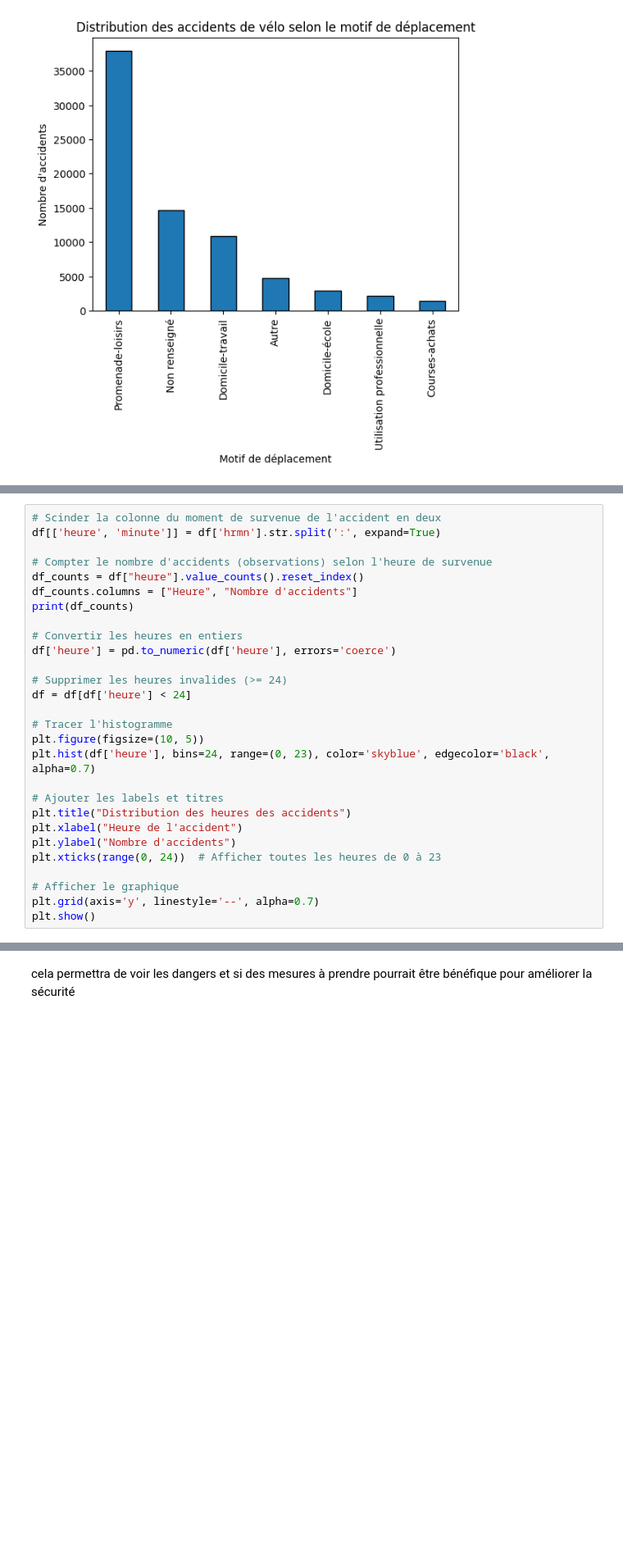
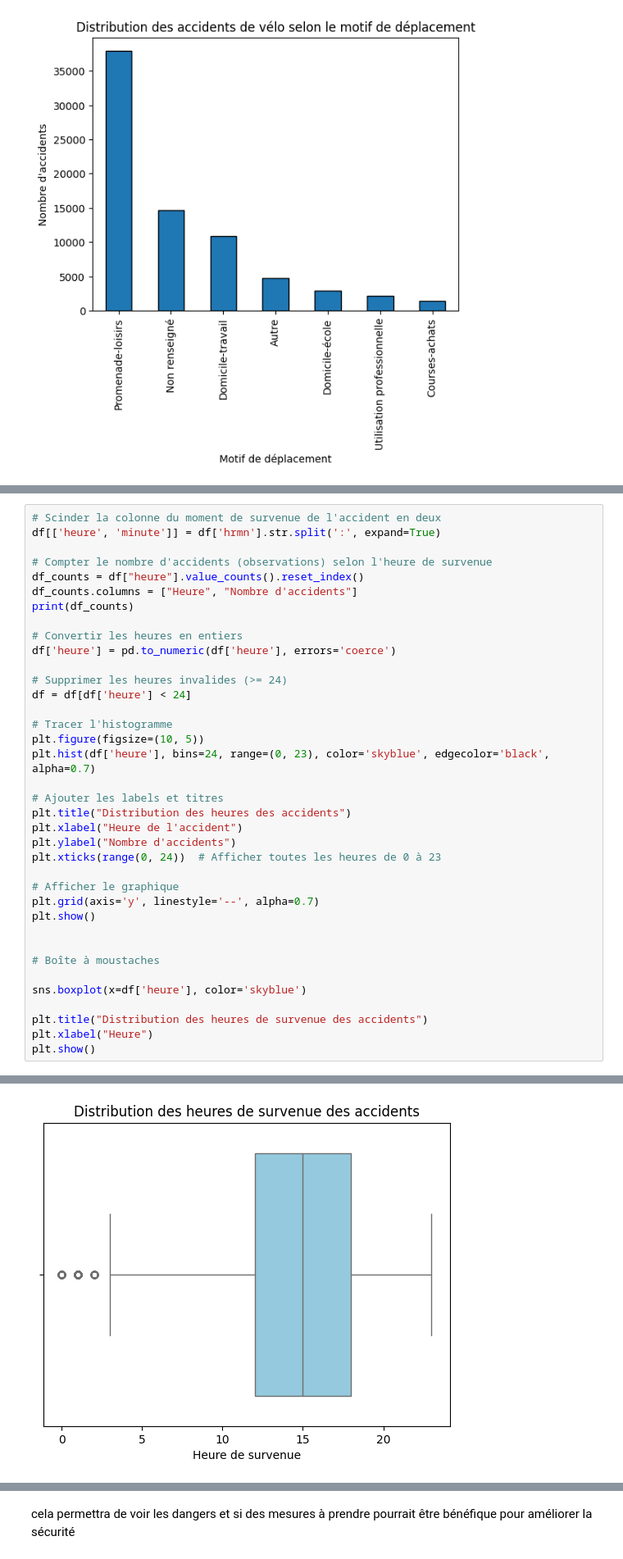
Before and after one commit to adeligny/bicycle_accident, a Jupyter notebook: notebook/eda.ipynb, the cells around one changed output, grey strips where cells are left out. Shown at 82% size. Saved outputs shown, nothing was run; the diff lists cells and outputs as text; blank space fills up the shorter version.

```diff
--- a/notebook/eda.ipynb
+++ b/notebook/eda.ipynb
@@ -528,31 +548,41 @@ plt.figure(figsize=(10, 5))
 plt.hist(df['heure'], bins=24, range=(0, 23), color='skyblue', edgecolor='black', alpha=0.7)
 
 # Ajouter les labels et titres
 plt.title("Distribution des heures des accidents")
 plt.xlabel("Heure de l'accident")
 plt.ylabel("Nombre d'accidents")
 plt.xticks(range(0, 24))  # Afficher toutes les heures de 0 à 23
 
 # Afficher le graphique
 plt.grid(axis='y', linestyle='--', alpha=0.7)
 plt.show()
+
+
+# Boîte à moustaches
+
+sns.boxplot(x=df['heure'], color='skyblue')
+
+plt.title("Distribution des heures de survenue des accidents")
+plt.xlabel("Heure")
+plt.show()
 # %% [output]
    Heure  Nombre d'accidents
 0     17                7364
 1     18                6549
 2     16                6176
 3     15                5328
 4     11                5039
 5     10                4898
 6     14                4828
 7     12                4628
 8     19                4562
 9     13                4255
 10    20                2603
 ... (17 lines left out)
 28     3                   1
 29     7                   1
 30     4                   1
 31     9                   1
 [figure]
+[figure, added]
 # %% [markdown]
```
Also changed, not shown: parts of 6 cells of this notebook.
